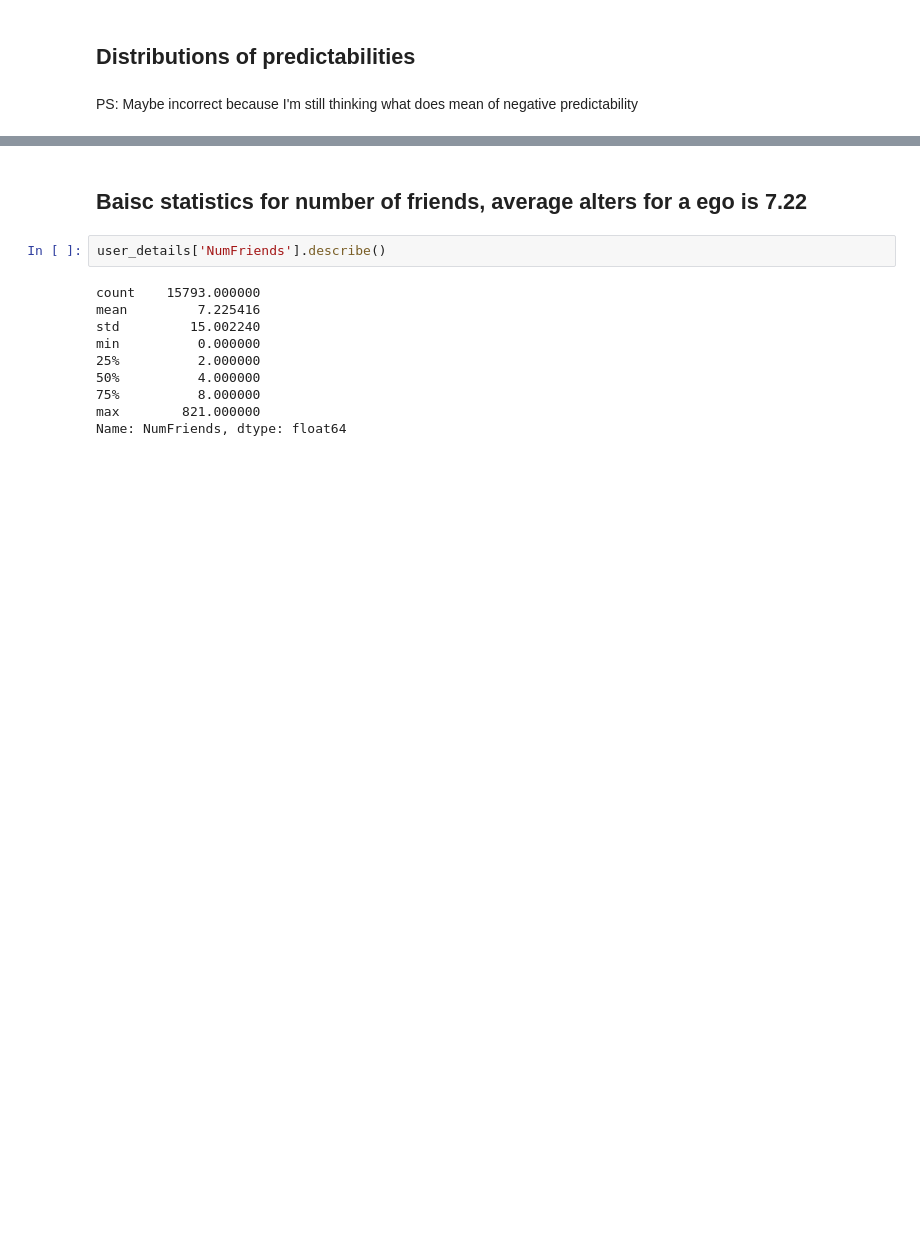
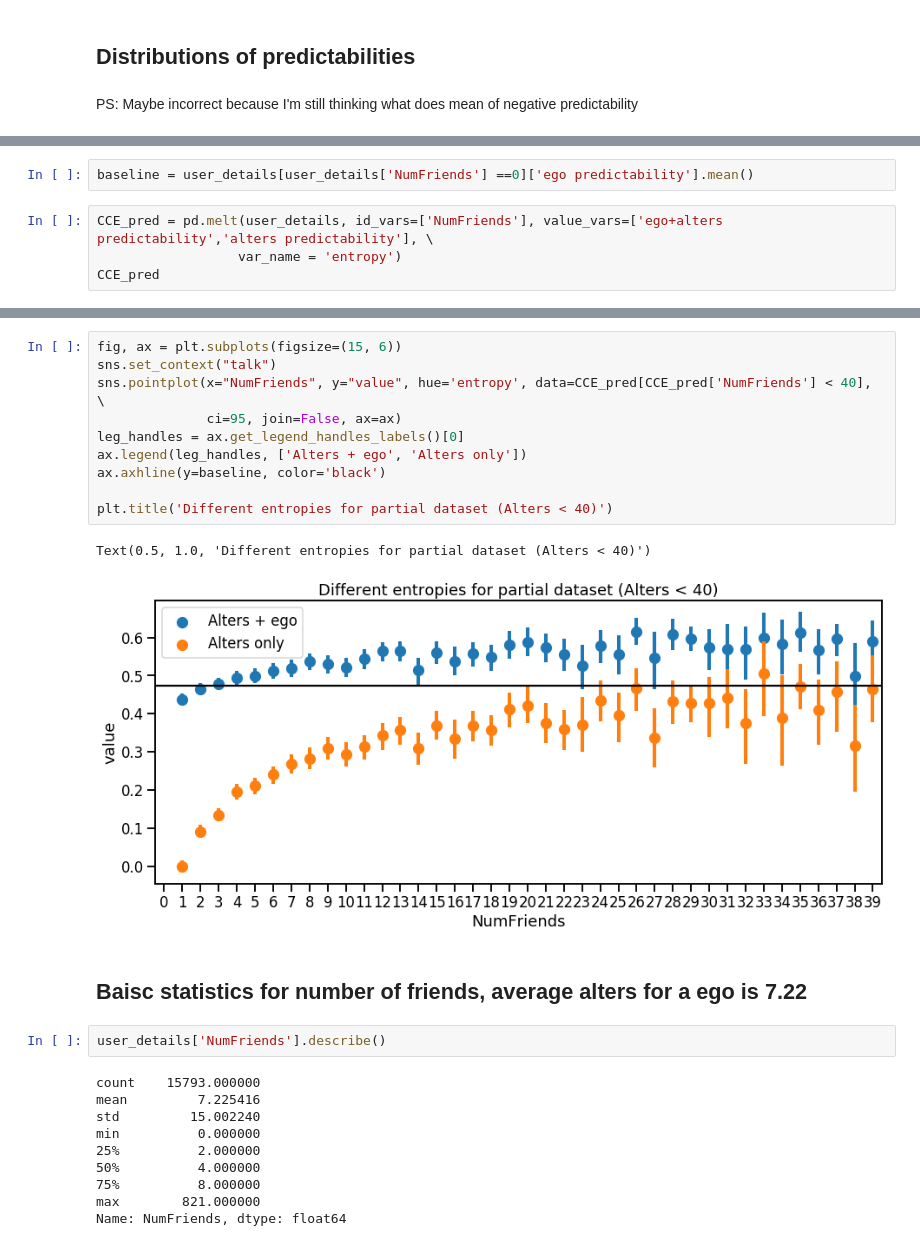
Before and after one commit to Magica-Chen/social-predictability, a Jupyter notebook: Social-Information-Bagrow-Visualization.ipynb, the cells around one changed output, grey strips where cells are left out. Cells and saved outputs as stored; diff of their text form; blank space fills up the shorter version.

```diff
--- a/Social-Information-Bagrow-Visualization.ipynb
+++ b/Social-Information-Bagrow-Visualization.ipynb
@@ -71,0 +86,6 @@ plt.show()
+# %%
+baseline = user_details[user_details['NumFriends'] ==0]['ego predictability'].mean()
+# %%
+CCE_pred = pd.melt(user_details, id_vars=['NumFriends'], value_vars=['ego+alters predictability','alters predictability'], \
+                  var_name = 'entropy')
+CCE_pred
@@ -72,3 +106,16 @@ plt.show()
+# %%
+fig, ax = plt.subplots(figsize=(15, 6))
+sns.set_context("talk")
+sns.pointplot(x="NumFriends", y="value", hue='entropy', data=CCE_pred[CCE_pred['NumFriends'] < 40], \
+              ci=95, join=False, ax=ax)
+leg_handles = ax.get_legend_handles_labels()[0]
+ax.legend(leg_handles, ['Alters + ego', 'Alters only'])
+ax.axhline(y=baseline, color='black')
+
+plt.title('Different entropies for partial dataset (Alters < 40)')
+# %% [output]
+Text(0.5, 1.0, 'Different entropies for partial dataset (Alters < 40)')
+[figure, added]
 # %% [markdown]
 ## Baisc statistics for number of friends, average alters for a ego is 7.22
 # %%
```
Also changed, not shown: parts of 8 cells of this notebook, 1 other file.
